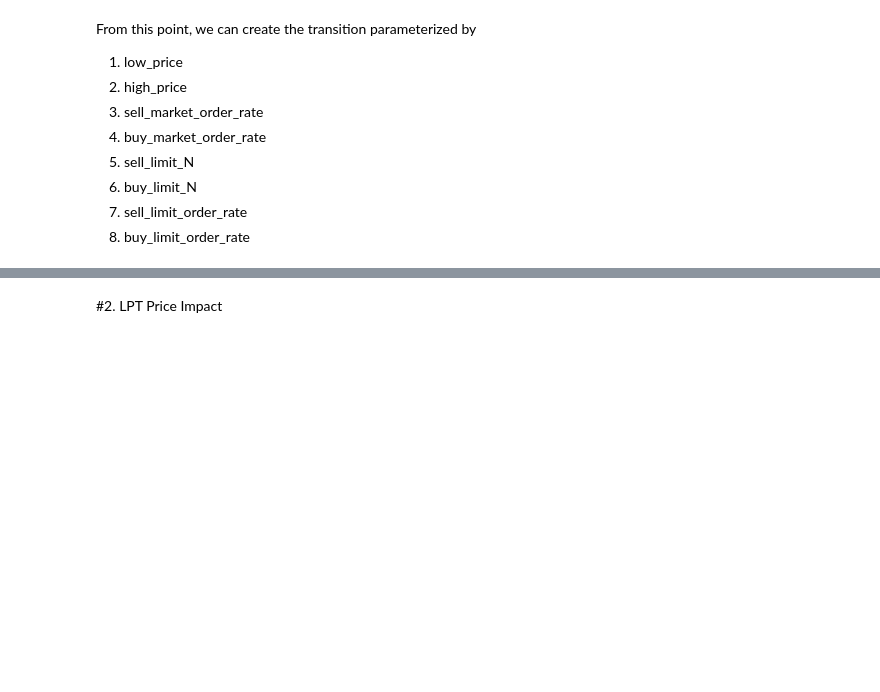
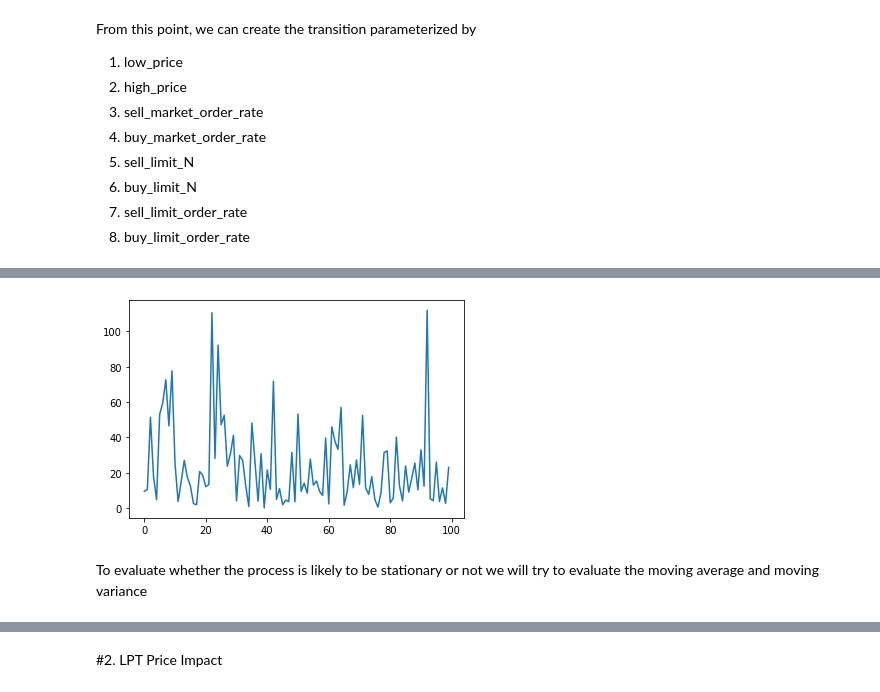
Before and after one commit to TikhonJelvis/RL-book, a Jupyter notebook: assignment 9/Assignment9.ipynb, the cells around one changed output, grey strips where cells are left out. Saved outputs shown, nothing was run; the diff lists cells and outputs as text; code cells hidden in the pictures; blank space fills up the shorter version.

```diff
--- a/assignment 9/Assignment9.ipynb
+++ b/assignment 9/Assignment9.ipynb
@@ -250,0 +264,21 @@ Book.display_order_book()
+# %%
+#Inintialize Empty Book
+descending_bids=[]
+ascending_asks=[]
+Book = OrderBook(descending_bids=descending_bids, ascending_asks=ascending_asks)
+
+Spreads = []
+
+num_steps = 80000
+for i in range(num_steps):
+  Book = orderbook_transition(Book, parameters)
+  if len(Book.ascending_asks)>0 and len(Book.descending_bids)>0:
+    spread = Book.bid_ask_spread()
+    Spreads.append(spread)
+# %%
+plt.plot(Spreads[0:100])
+plt.show()
+# %% [output]
+[figure, added]
+# %% [markdown]
+To evaluate whether the process is likely to be stationary or not we will try to evaluate the moving average and moving variance
```
Also changed, not shown: parts of 10 cells of this notebook, 2 other files.
